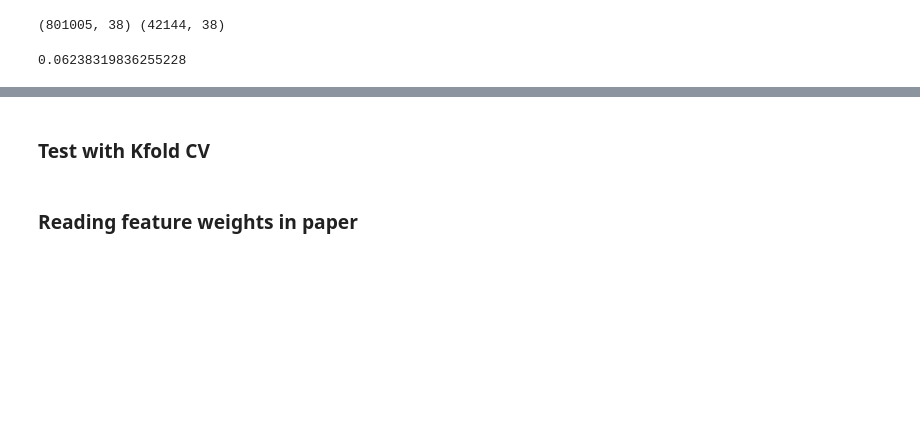
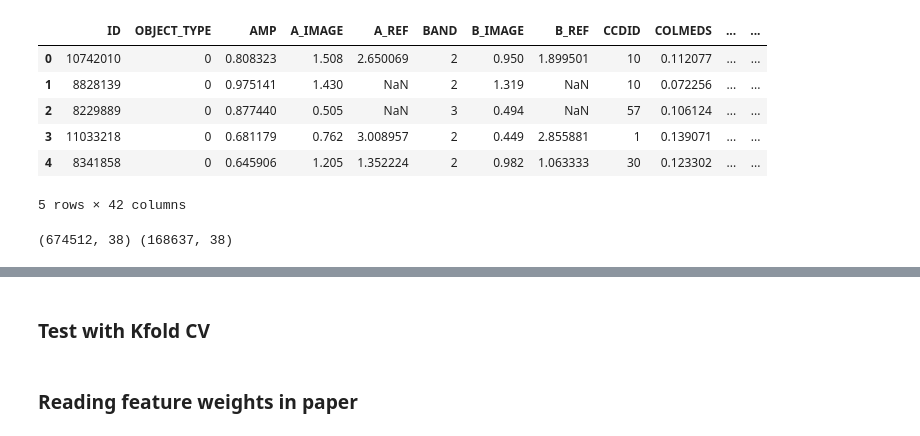
Before and after one commit to vmos1/cnn_supernova, a Jupyter notebook: 4_train_random_forest/1_train_random_forest.ipynb, the cells around one changed output, grey strips where cells are left out. Drawn from its saved outputs; the diff is of its cells as text; code cells hidden in the pictures; blank space fills up the shorter version.

```diff
--- a/4_train_random_forest/1_train_random_forest.ipynb
+++ b/4_train_random_forest/1_train_random_forest.ipynb
@@ -24,11 +24,20 @@ from sklearn.metrics import accuracy_score, roc_curve
 # %%
-fname='/global/cfs/cdirs/dasrepo/vpa/supernova_cnn/data/gathered_data/autoscan_features.3.csv'
+## New labels
+fname='/global/cfs/cdirs/dasrepo/vpa/supernova_cnn/data/gathered_data/relabeled_autoscan_features.csv'
 df_full=pd.read_csv(fname,sep=',',comment='#')
 
 ### Convert BAND to integers
 bm = {'g':0, 'r':1, 'i':2, 'z':3}
 df_full['BAND']=np.array([bm[i] for i in df_full.BAND.values])
 df_full.head()
+# %% [output]
+|  | ID | OBJECT_TYPE | AMP | A_IMAGE | A_REF | BAND | B_IMAGE | B_REF | CCDID | COLMEDS | ... | ... |
+| 0 | 10742010 | 0 | 0.808323 | 1.508 | 2.650069 | 2 | 0.950 | 1.899501 | 10 | 0.112077 | ... | ... |
+| 1 | 8828139 | 0 | 0.975141 | 1.430 | NaN | 2 | 1.319 | NaN | 10 | 0.072256 | ... | ... |
+| 2 | 8229889 | 0 | 0.877440 | 0.505 | NaN | 3 | 0.494 | NaN | 57 | 0.106124 | ... | ... |
+| 3 | 11033218 | 0 | 0.681179 | 0.762 | 3.008957 | 2 | 0.449 | 2.855881 | 1 | 0.139071 | ... | ... |
+| 4 | 8341858 | 0 | 0.645906 | 1.205 | 1.352224 | 2 | 0.982 | 1.063333 | 30 | 0.123302 | ... | ... |
+5 rows × 42 columns
 # %%
 df=df_full[:].dropna()
 df.shape
@@ -43,9 +52,9 @@ x_cols=[i for i in df.columns if i not in ['OBJECT_TYPE','ID']+reject_cols]
 ### Get IDs for test data
 results_dir='/global/project/projectdirs/dasrepo/vpa/supernova_cnn/data/results_data/results/'
 # fname='/global/u1/v/vpa/project/jpt_notebooks/Cosmology/Supernova-cnn/cnn_supernova/4_train_random_forest/train_ids.train'
-fname=results_dir+'id_train_3.train'
+fname=results_dir+'id_train_4.train'
 train_ids=np.loadtxt(fname,dtype=np.int32)[:]
-fname=results_dir+'id_test_3.test'
+fname=results_dir+'id_test_4.test'
 test_ids=np.loadtxt(fname,dtype=np.int32)[:]
 
 
@@ -61,12 +70,7 @@ df_temp=df_full[df_full.ID.isin(test_ids)].dropna()
 X_test,y_test=df_temp[x_cols],df_temp[y_cols]
 print(X_train.shape,X_test.shape)
 # %% [output]
-(801005, 38) (42144, 38)
+(674512, 38) (168637, 38)
-# %%
-# (df_full.shape[0]-df_full.dropna().shape[0])/df_full.shape[0]
-(df_temp.shape[0]-df_temp.dropna().shape[0])/df_temp.shape[0]
-# %% [output]
-0.06238319836255228
 # %%
 X_train.shape,X_test.shape
 # %% [output]
```
Also changed, not shown: parts of 14 cells of this notebook, 12 other files.
